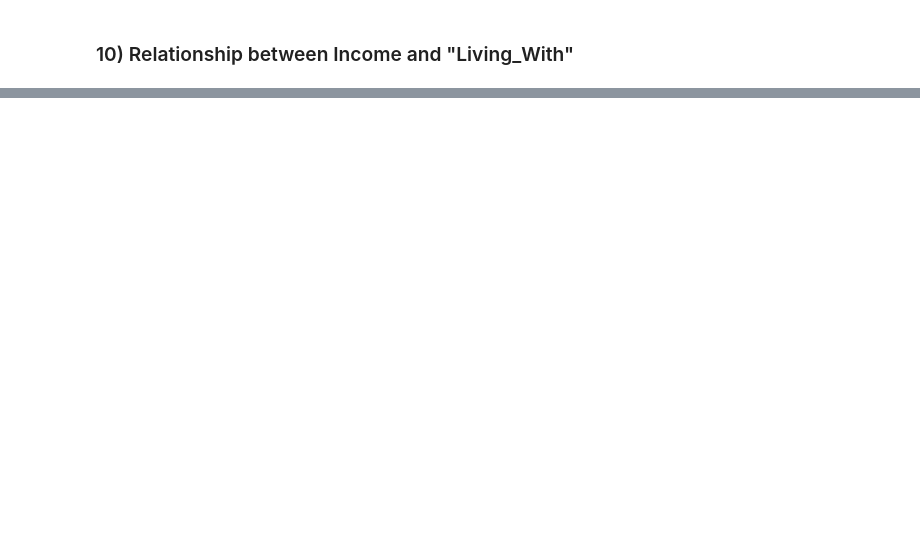
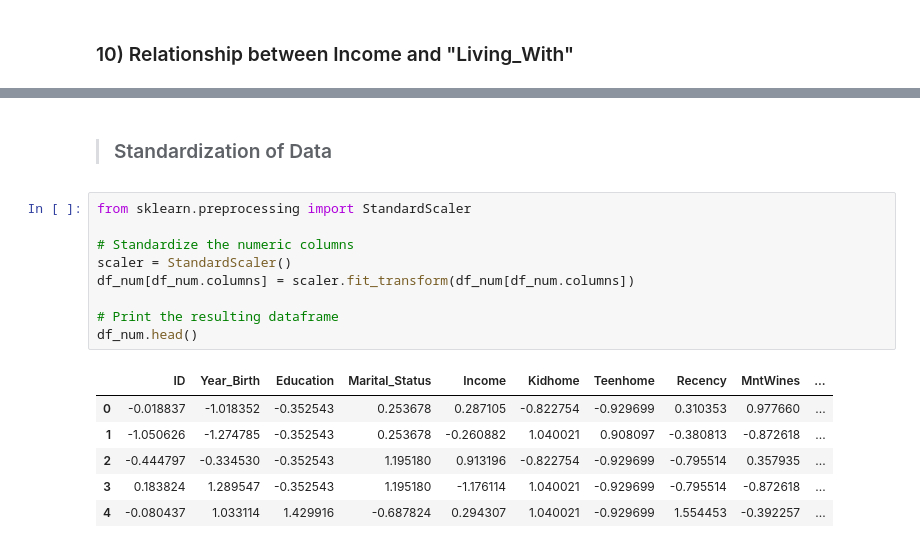
Before and after one commit to kostasalex/Customer-Personality-Analysis, a Jupyter notebook: Data_Mining_hw1.ipynb, the cells around one changed output, grey strips where cells are left out. Cells and saved outputs as stored; diff of their text form; blank space fills up the shorter version.

```diff
--- a/Data_Mining_hw1.ipynb
+++ b/Data_Mining_hw1.ipynb
@@ -492,0 +552,18 @@ plt.show()
+# %% [markdown]
+> ### Standardization of Data
+# %%
+from sklearn.preprocessing import StandardScaler
+
+# Standardize the numeric columns
+scaler = StandardScaler()
+df_num[df_num.columns] = scaler.fit_transform(df_num[df_num.columns])
+
+# Print the resulting dataframe
+df_num.head()
+# %% [output]
+|  | ID | Year_Birth | Education | Marital_Status | Income | Kidhome | Teenhome | Recency | MntWines | ... |
+| 0 | -0.018837 | -1.018352 | -0.352543 | 0.253678 | 0.287105 | -0.822754 | -0.929699 | 0.310353 | 0.977660 | ... |
+| 1 | -1.050626 | -1.274785 | -0.352543 | 0.253678 | -0.260882 | 1.040021 | 0.908097 | -0.380813 | -0.872618 | ... |
+| 2 | -0.444797 | -0.334530 | -0.352543 | 1.195180 | 0.913196 | -0.822754 | -0.929699 | -0.795514 | 0.357935 | ... |
+| 3 | 0.183824 | 1.289547 | -0.352543 | 1.195180 | -1.176114 | 1.040021 | -0.929699 | -0.795514 | -0.872618 | ... |
+| 4 | -0.080437 | 1.033114 | 1.429916 | -0.687824 | 0.294307 | 1.040021 | -0.929699 | 1.554453 | -0.392257 | ... |
```
Also changed, not shown: parts of 25 cells of this notebook.
